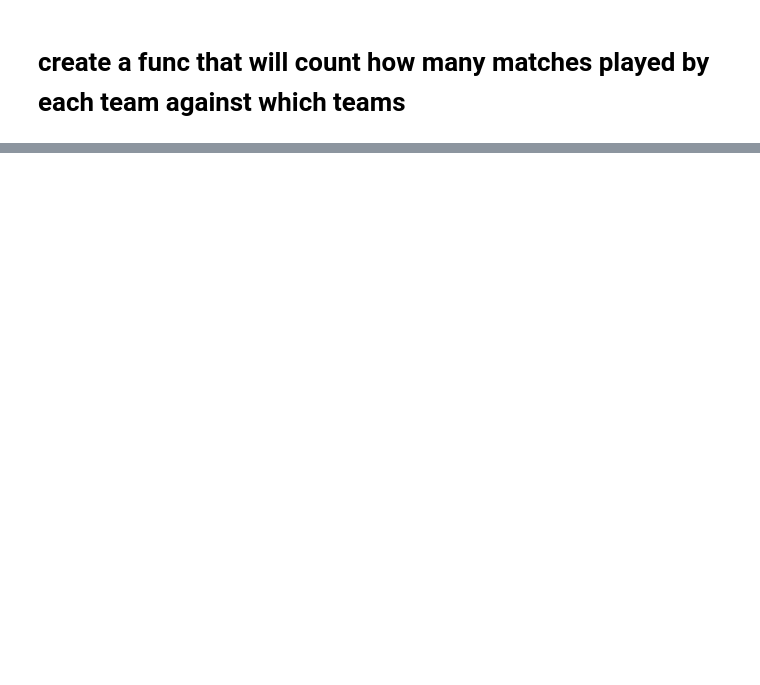
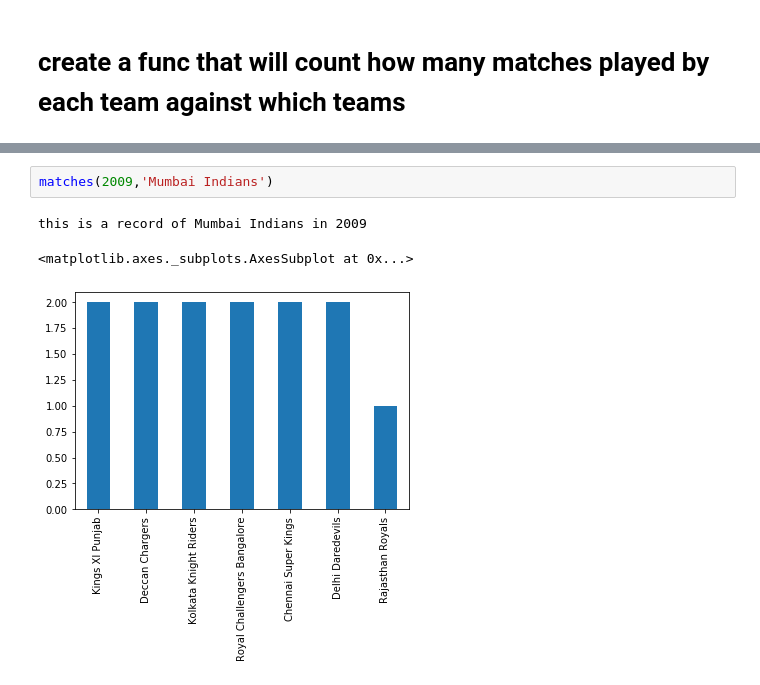
Before and after one commit to shan-2205/EDA, a Jupyter notebook: IPL.ipynb, the cells around one changed output, grey strips where cells are left out. Saved outputs shown, nothing was run; the diff lists cells and outputs as text; blank space fills up the shorter version.

```diff
--- a/IPL.ipynb
+++ b/IPL.ipynb
@@ -817,0 +929,6 @@ this is a record of Mumbai Indians of year 2011
+# %%
+matches(2009,'Mumbai Indians')
+# %% [output]
+this is a record of Mumbai Indians in 2009
+<matplotlib.axes._subplots.AxesSubplot at 0x...>
+[figure, added]
```
Also changed, not shown: parts of 51 cells of this notebook.
